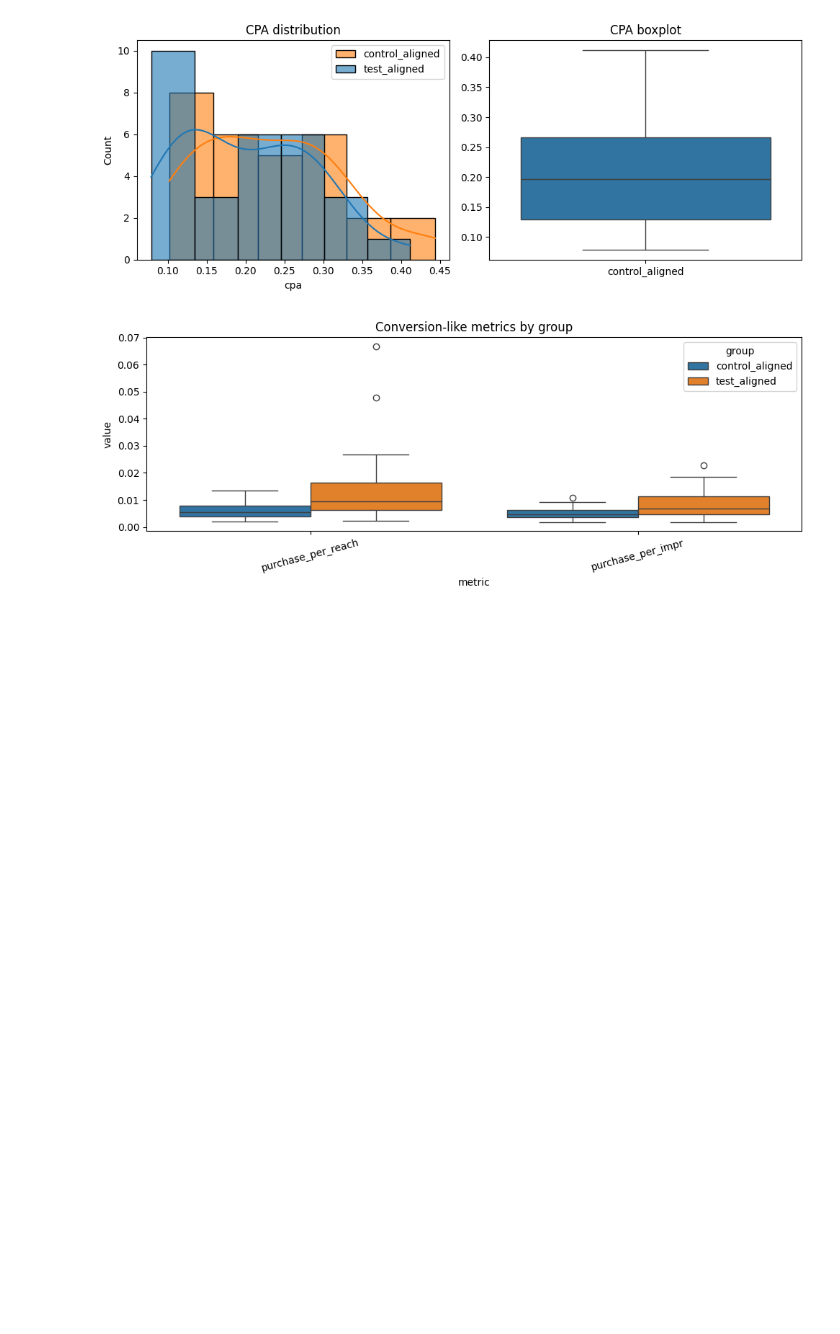
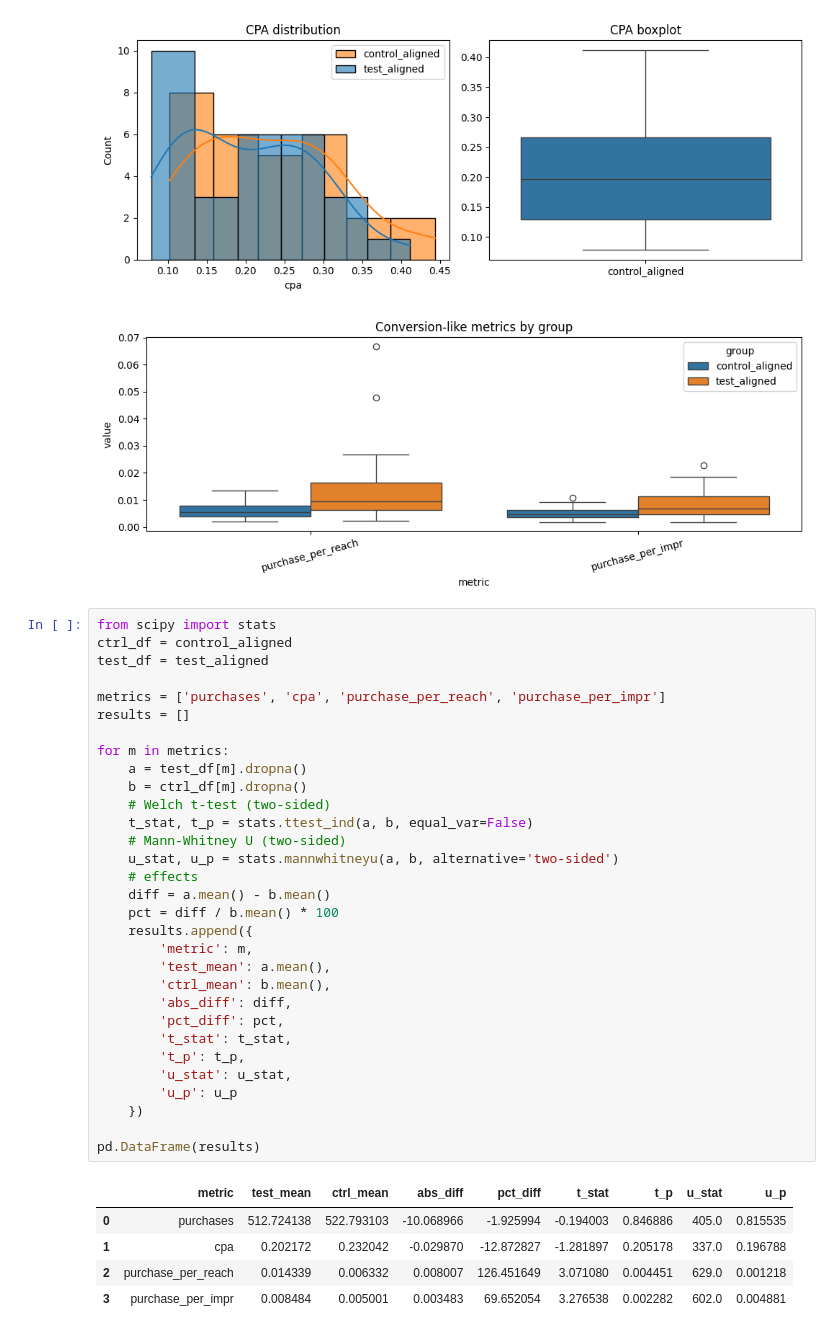
Before and after one commit to bhavjotkhurana/interview-prep, a Jupyter notebook: ab-testing/main.ipynb, the cells around one changed output. Drawn from its saved outputs; the diff is of its cells as text; blank space fills up the shorter version.

```diff
--- a/ab-testing/main.ipynb
+++ b/ab-testing/main.ipynb
@@ -280,3 +280,40 @@ plt.tight_layout()
 [figure]
 [figure]
 [figure]
+# %%
+from scipy import stats
+ctrl_df = control_aligned
+test_df = test_aligned
+
+metrics = ['purchases', 'cpa', 'purchase_per_reach', 'purchase_per_impr']
+results = []
+
+for m in metrics:
+    a = test_df[m].dropna()
+    b = ctrl_df[m].dropna()
+    # Welch t-test (two-sided)
+    t_stat, t_p = stats.ttest_ind(a, b, equal_var=False)
+    # Mann-Whitney U (two-sided)
+    u_stat, u_p = stats.mannwhitneyu(a, b, alternative='two-sided')
+    # effects
+    diff = a.mean() - b.mean()
+    pct = diff / b.mean() * 100
+    results.append({
+        'metric': m,
+        'test_mean': a.mean(),
+        'ctrl_mean': b.mean(),
+        'abs_diff': diff,
+        'pct_diff': pct,
+        't_stat': t_stat,
+        't_p': t_p,
+        'u_stat': u_stat,
+        'u_p': u_p
+    })
+
+pd.DataFrame(results)
+# %% [output]
+|  | metric | test_mean | ctrl_mean | abs_diff | pct_diff | t_stat | t_p | u_stat | u_p |
+| 0 | purchases | 512.724138 | 522.793103 | -10.068966 | -1.925994 | -0.194003 | 0.846886 | 405.0 | 0.815535 |
+| 1 | cpa | 0.202172 | 0.232042 | -0.029870 | -12.872827 | -1.281897 | 0.205178 | 337.0 | 0.196788 |
+| 2 | purchase_per_reach | 0.014339 | 0.006332 | 0.008007 | 126.451649 | 3.071080 | 0.004451 | 629.0 | 0.001218 |
+| 3 | purchase_per_impr | 0.008484 | 0.005001 | 0.003483 | 69.652054 | 3.276538 | 0.002282 | 602.0 | 0.004881 |
```
Also changed, not shown: parts of 5 cells of this notebook, 3 other files.
